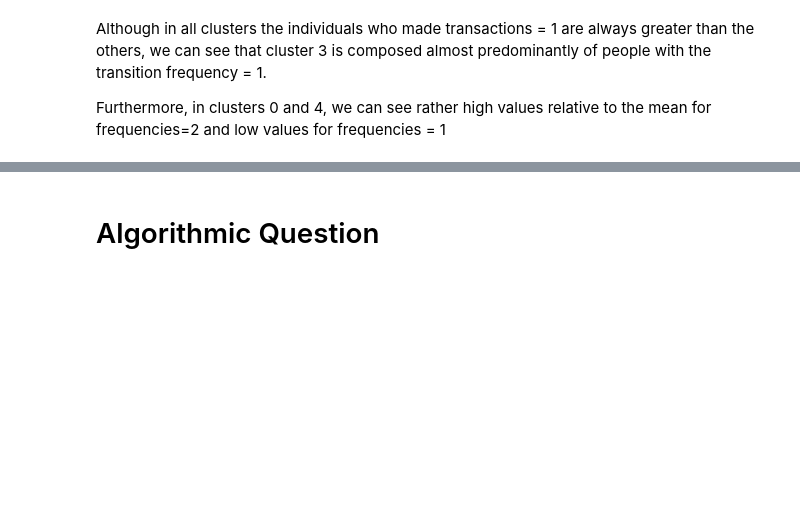
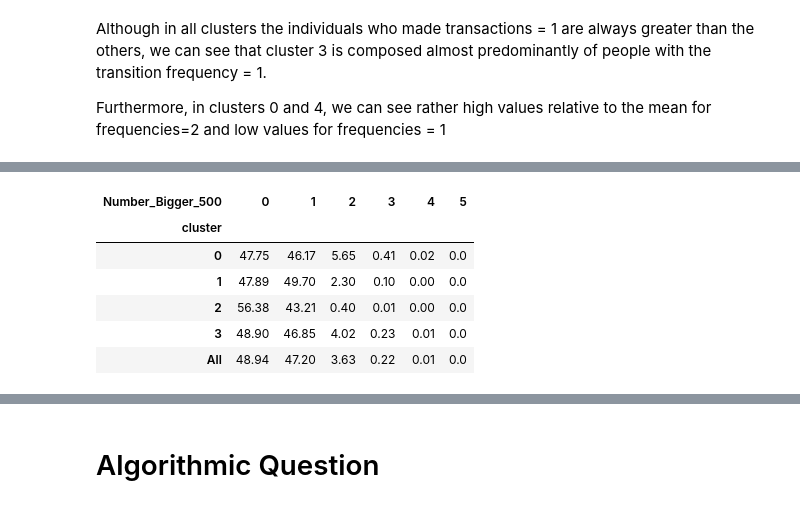
Before and after one commit to Sottix99/ADM-HW4, a Jupyter notebook: main_ale.ipynb, the cells around one changed output, grey strips where cells are left out. Cells and saved outputs as stored; diff of their text form; code cells hidden in the pictures; blank space fills up the shorter version.

```diff
--- a/main_ale.ipynb
+++ b/main_ale.ipynb
@@ -1066,0 +1096,10 @@ Furthermore, in clusters 0 and 4, we can see rather high values relative to the
+# %%
+round(pd.crosstab(index=datak["cluster"], columns=datak['Number_Bigger_500'],normalize='index', margins=True)*100,2)
+# %% [output]
+| Number_Bigger_500 | 0 | 1 | 2 | 3 | 4 | 5 |
+| cluster |  |  |  |  |  |  |
+| 0 | 47.75 | 46.17 | 5.65 | 0.41 | 0.02 | 0.0 |
+| 1 | 47.89 | 49.70 | 2.30 | 0.10 | 0.00 | 0.0 |
+| 2 | 56.38 | 43.21 | 0.40 | 0.01 | 0.00 | 0.0 |
+| 3 | 48.90 | 46.85 | 4.02 | 0.23 | 0.01 | 0.0 |
+| All | 48.94 | 47.20 | 3.63 | 0.22 | 0.01 | 0.0 |
```
Also changed, not shown: parts of 16 cells of this notebook.
